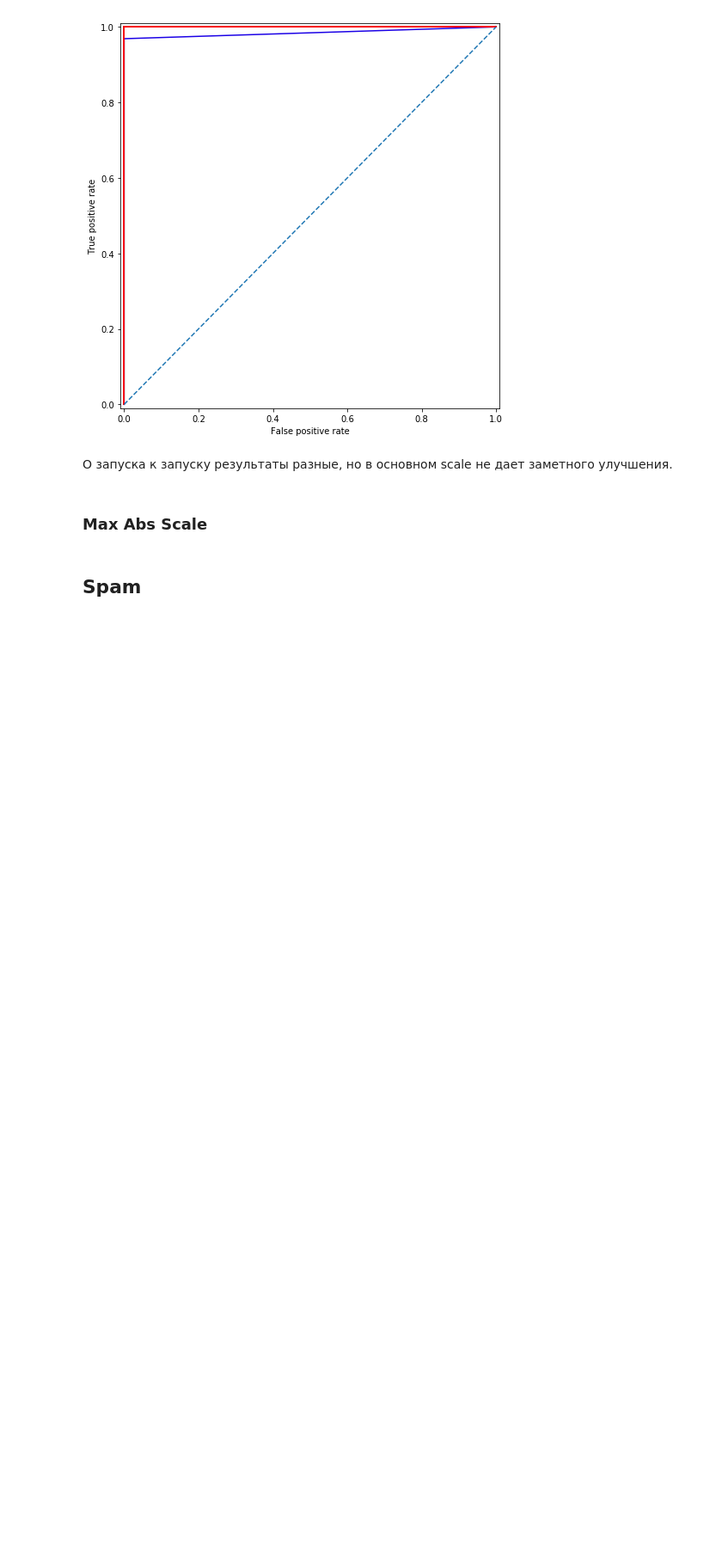
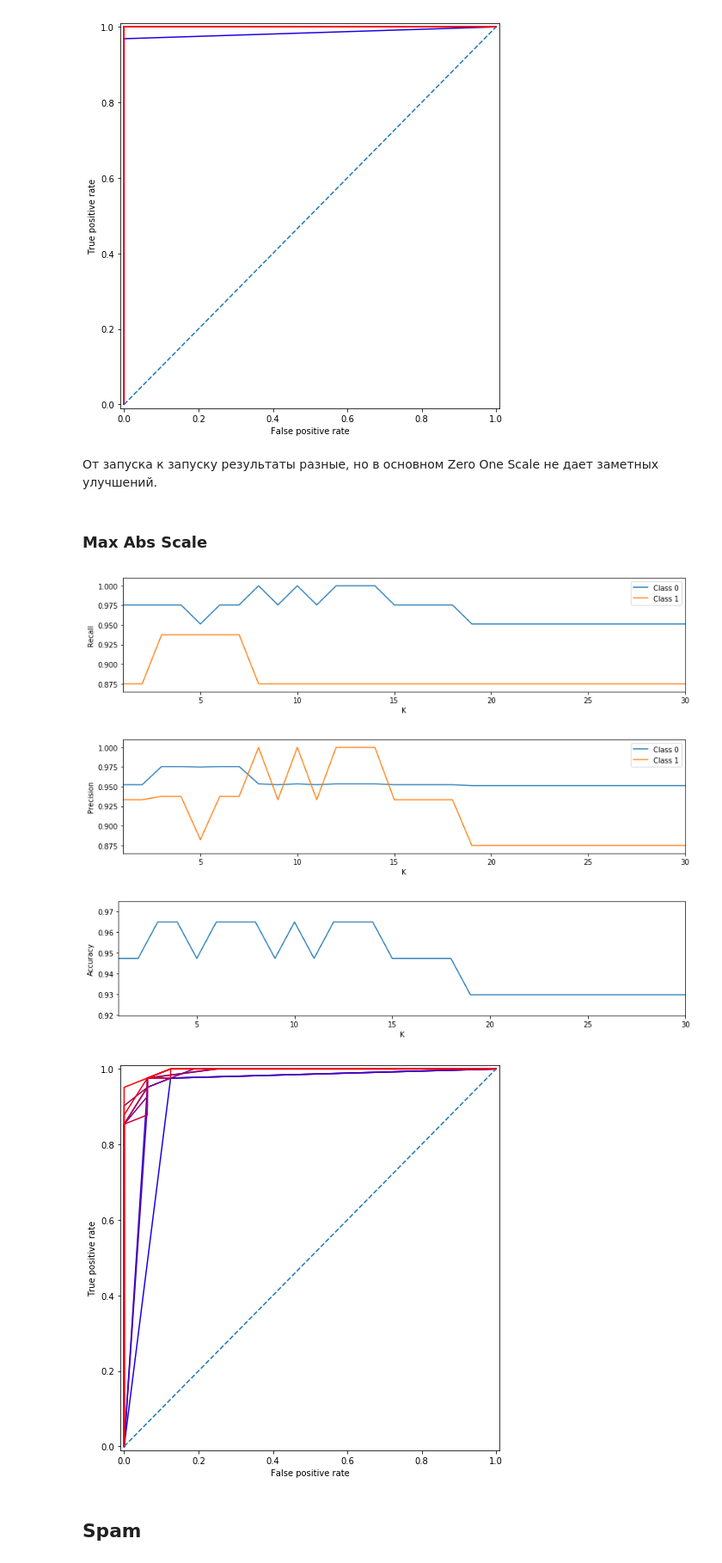
Before and after one commit to maximumSHOT-HSE/ML-HW, a Jupyter notebook: hw01/hw01_task.ipynb, the cells around one changed output. Shown at 86% size. Saved outputs shown, nothing was run; the diff lists cells and outputs as text; code cells hidden in the pictures; blank space fills up the shorter version.

```diff
--- a/hw01/hw01_task.ipynb
+++ b/hw01/hw01_task.ipynb
@@ -411,17 +411,22 @@ plot_roc_curve(X_train, y_train, X_test, y_test, max_k=10)
 [figure]
 [figure]
 # %% [markdown]
-О запуска к запуску результаты разные, но в основном scale не дает заметного улучшения.
+От запуска к запуску результаты разные, но в основном Zero One Scale не дает заметных улучшений.
 # %% [markdown]
 ### Max Abs Scale
 # %%
 X, y = read_cancer_dataset("resources/cancer.csv")
 X_train, y_train, X_test, y_test = train_test_split(X, y, 0.9)
-_max_abs = np.abs(np.array(X_train))
+_max_abs = np.abs(np.array(X_train)).max(axis=0)
 X_train = max_abs_scale(X_train, _max_abs).tolist()
 X_test = max_abs_scale(X_test, _max_abs).tolist()
 plot_precision_recall(X_train, y_train, X_test, y_test)
 plot_roc_curve(X_train, y_train, X_test, y_test, max_k=10)
+# %% [output]
+[figure, added]
+[figure, added]
+[figure, added]
+[figure, added]
 # %% [markdown]
 ## Spam
 # %% [markdown]
```
Also changed, not shown: parts of 4 cells of this notebook.
